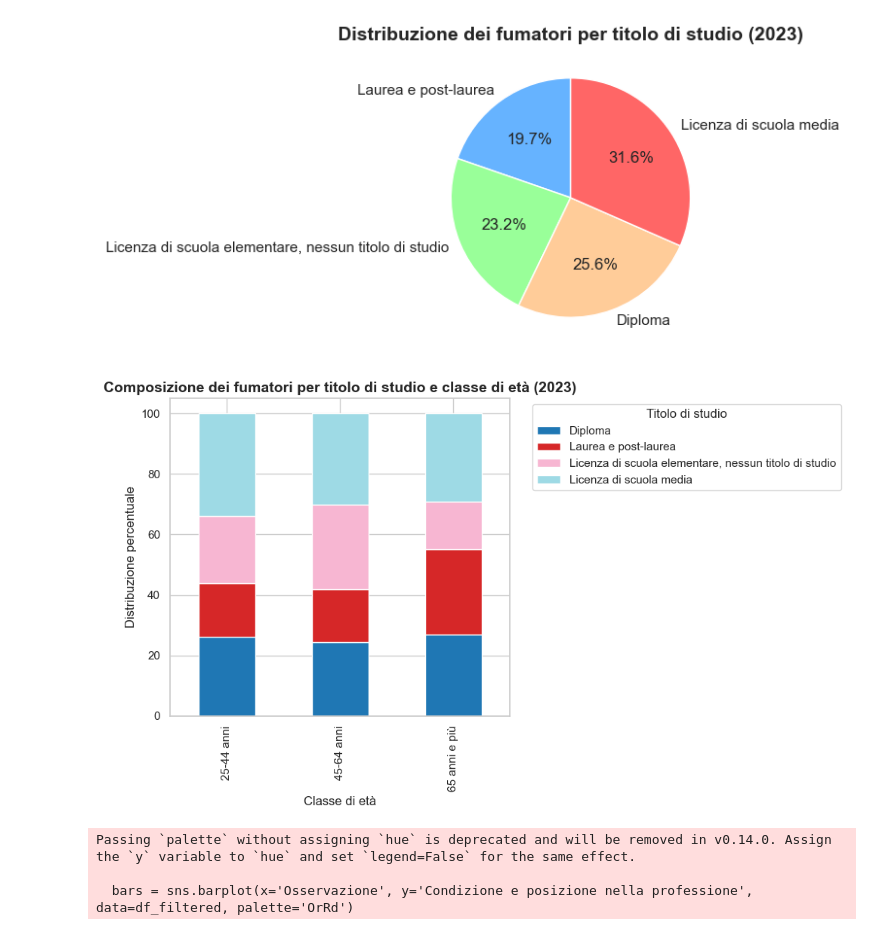
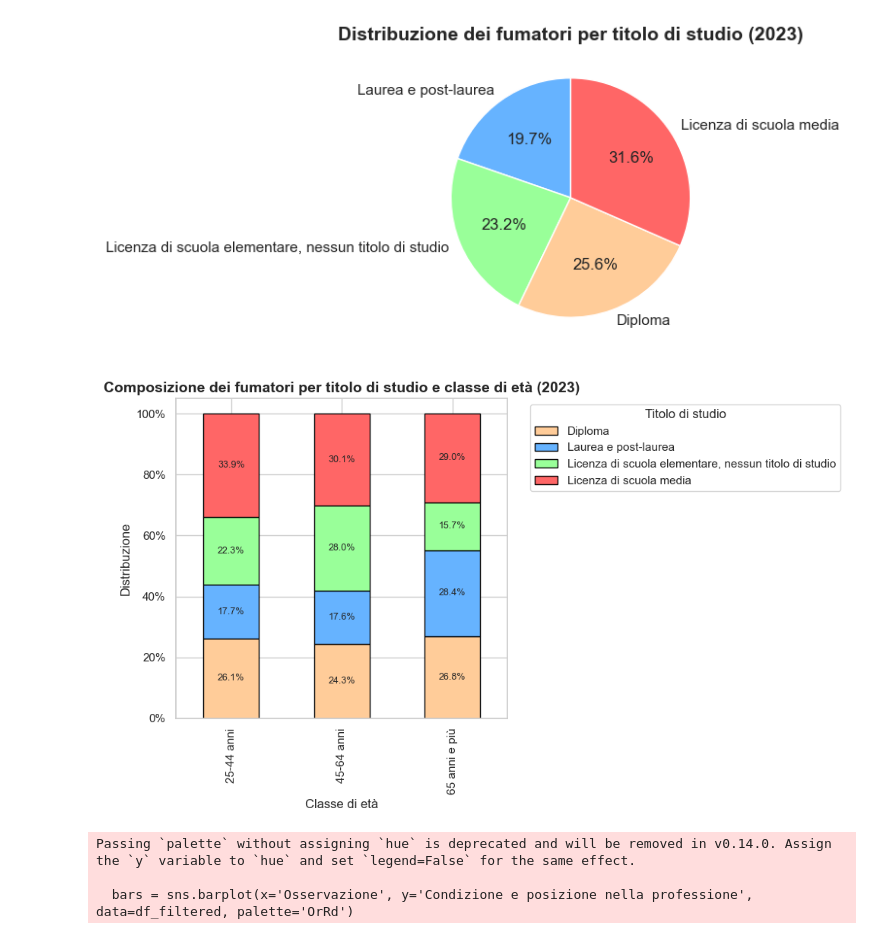
Before and after one commit to FilippoCarini/VisualizzazioneScientifica, a Jupyter notebook: codice.ipynb, the cells around one changed output. Cells and saved outputs as stored; diff of their text form; code cells hidden in the pictures.

```diff
--- a/codice.ipynb
+++ b/codice.ipynb
@@ -223,33 +223,43 @@ plt.show()
 # %%
 #DOMANDA: Come cambia la composizione dei fumatori per titolo di studio al variare dell’età?
 
 #Pivot table: età x titolo di studio
 pivot = df_2023.pivot_table(
     values='Osservazione',
     index='Età',          # nome su cui raggruppare le colonne
     columns='Titolo di studio',  # nome delle singole colonne da impilare
     aggfunc='mean'
 )
 
 # Normalizzazione al 100%
 pivot_pct = pivot.div(pivot.sum(axis=1), axis=0) * 100
 
+colors=['#ffcc99','#66b3ff','#99ff99','#ff6666']
 # Grafico
-pivot_pct.plot(
+ax = pivot_pct.plot(
     kind='bar',
     stacked=True,
     figsize=(10,6),
-    colormap='tab20'
+    color = colors,
+    edgecolor='black'
 )
 
-plt.ylabel("Distribuzione percentuale")
+for container in ax.containers:
+    ax.bar_label(
+        container,
+        fmt='%.1f%%',
+        label_type='center',
+        fontsize=9
+    )
+ax.yaxis.set_major_formatter(mtick.FuncFormatter(lambda x, _: f"{int(x)}%"))
+plt.ylabel("Distribuzione")
 plt.xlabel("Classe di età")
 plt.title("Composizione dei fumatori per titolo di studio e classe di età (2023)",fontsize=14, fontweight="bold")
 plt.legend(title="Titolo di studio", bbox_to_anchor=(1.05, 1), loc='upper left') #sposto legenda fuori
 plt.tight_layout()
 plt.show()
 # %% [output]
-[figure, old version]
+[figure, new version]
 # %%
 df = pd.read_csv('dati\\Abitudine al fumo - posizione nella professione (IT1,83_63_DF_DCCV_AVQ_PERSONE_203,1.0) (2).csv', sep=';')
 #ho scaricato il csv con il punto e virgola come separatore, altrimenti avrebbe dato errore di parsing
```
Also changed, not shown: parts of 9 cells of this notebook.
